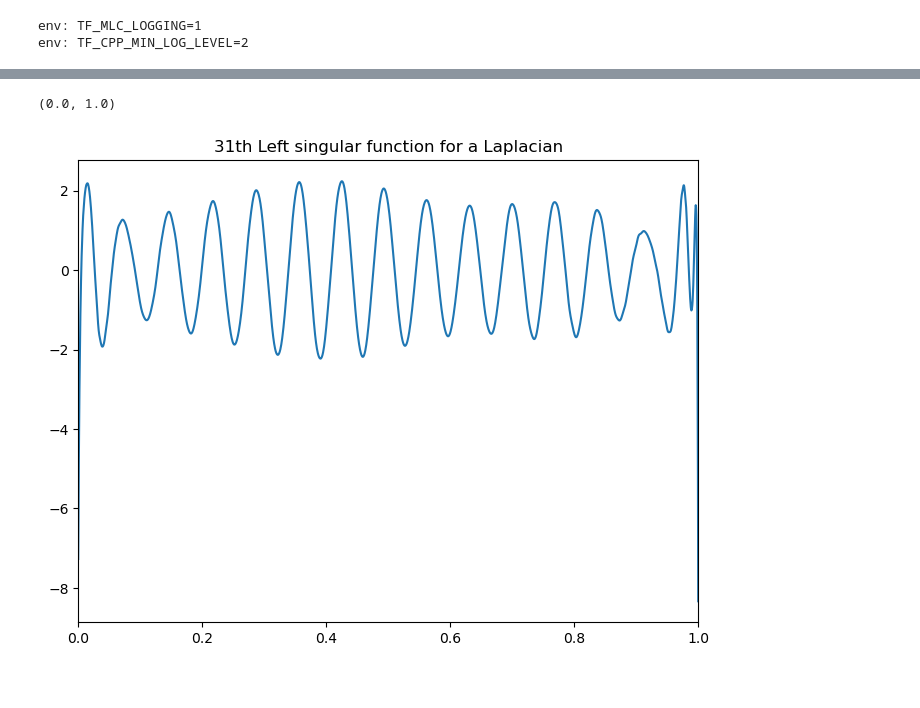
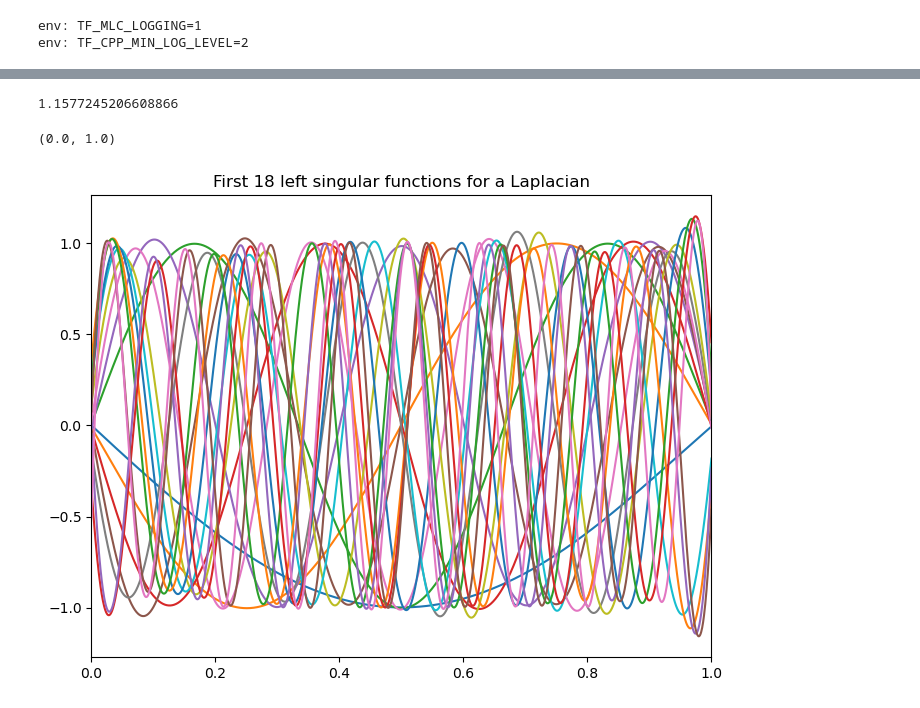
Before and after one commit to hsharsh/chebgreen, a Jupyter notebook: main/greenchebpy.ipynb, the cells around one changed output, grey strips where cells are left out. Cells and saved outputs as stored; diff of their text form; code cells hidden in the pictures.

```diff
--- a/main/greenchebpy.ipynb
+++ b/main/greenchebpy.ipynb
@@ -34,0 +30,3 @@ u,s,v = g.svd()
+# %%
+%%time
+u,s,v = g.svd(truncate = np.floor(33*2/np.pi).astype(int))
@@ -35,13 +36,15 @@ u,s,v = g.svd()
 # %%
-i = 30
+i = 17
 fig = plt.figure(figsize = (8,6))
-u[:,i].plot()
-plt.title(f'{i+1}th Left singular function for a Laplacian')
+u[:,:i].plot()
+print(np.max(u[:,:i].vscale))
+plt.title(f'First {i+1} left singular functions for a Laplacian')
 plt.xlim([0,1])
-# fig.savefig(f'Laplace-{i+1}.png', dpi = fig.dpi)
+# fig.savefig(f'Laplace-first.png', dpi = fig.dpi)
 # %% [output]
-(0.0, 1.0)
+1.1577245206608866
+(0.0, 1.0)
-[figure, old version]
+[figure, new version]
 # %%
 xx = np.linspace(0,1,2000)
 yy = np.linspace(0,1,2000)
```
Also changed, not shown: parts of 7 cells of this notebook, 17 other files.
